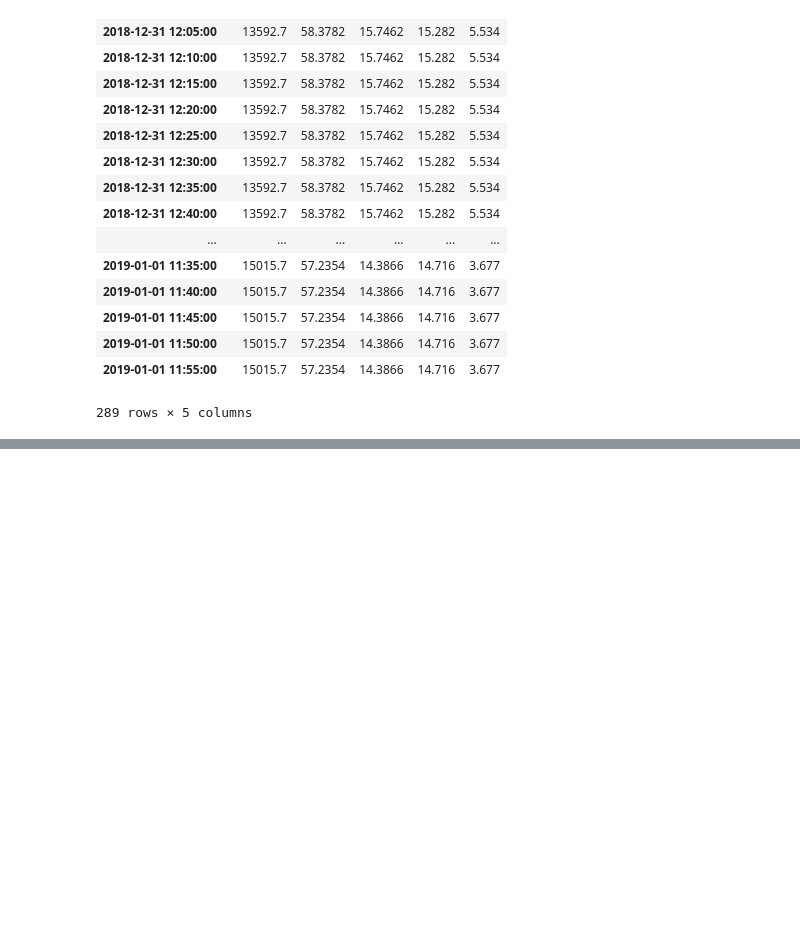
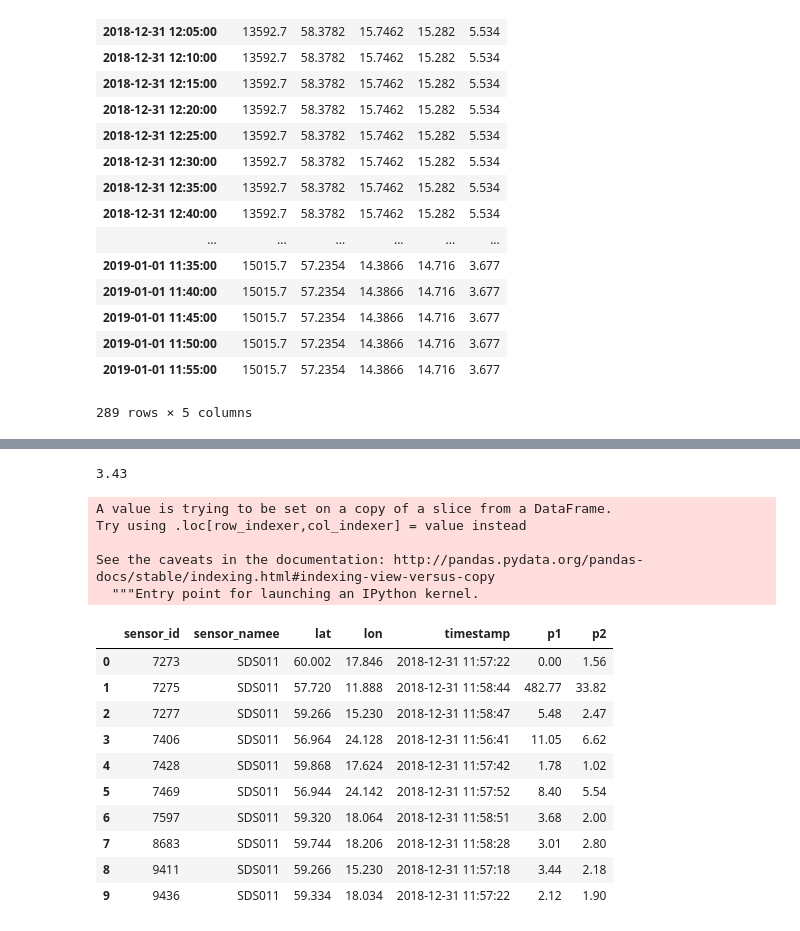
Before and after one commit to miskaknapek/dustmin_to_csv__various_code, a Jupyter notebook: make_tabular_csv_data_from_luftdaten_data___TRY_5__using__PD_RESAMPLE__MINIMAL_EDITION__RETRY_02.ipynb, the cells around one changed output, grey strips where cells are left out. Saved outputs shown, nothing was run; the diff lists cells and outputs as text; code cells hidden in the pictures; blank space fills up the shorter version.

```diff
--- a/make_tabular_csv_data_from_luftdaten_data___TRY_5__using__PD_RESAMPLE__MINIMAL_EDITION__RETRY_02.ipynb
+++ b/make_tabular_csv_data_from_luftdaten_data___TRY_5__using__PD_RESAMPLE__MINIMAL_EDITION__RETRY_02.ipynb
@@ -343,0 +438,2 @@ in_data__beginning_and_middle_and_end__RESAMPLED
+# %%
+in_data_slice = in_data[:10]
@@ -343,0 +454,26 @@ in_data__beginning_and_middle_and_end__RESAMPLED
+# %%
+in_data_slice.iloc[0]['p1']
+# %% [output]
+3.43
+# %%
+in_data_slice.iloc[:1]['p1'] = in_data_slice.iloc[:1]['p1'] * 0
+# %% [output]
+A value is trying to be set on a copy of a slice from a DataFrame.
+Try using .loc[row_indexer,col_indexer] = value instead
+
+See the caveats in the documentation: http://pandas.pydata.org/pandas-docs/stable/indexing.html#indexing-view-versus-copy
+  """Entry point for launching an IPython kernel.
+# %%
+in_data_slice
+# %% [output]
+|  | sensor_id | sensor_namee | lat | lon | timestamp | p1 | p2 |
+| 0 | 7273 | SDS011 | 60.002 | 17.846 | 2018-12-31 11:57:22 | 0.00 | 1.56 |
+| 1 | 7275 | SDS011 | 57.720 | 11.888 | 2018-12-31 11:58:44 | 482.77 | 33.82 |
+| 2 | 7277 | SDS011 | 59.266 | 15.230 | 2018-12-31 11:58:47 | 5.48 | 2.47 |
+| 3 | 7406 | SDS011 | 56.964 | 24.128 | 2018-12-31 11:56:41 | 11.05 | 6.62 |
+| 4 | 7428 | SDS011 | 59.868 | 17.624 | 2018-12-31 11:57:42 | 1.78 | 1.02 |
+| 5 | 7469 | SDS011 | 56.944 | 24.142 | 2018-12-31 11:57:52 | 8.40 | 5.54 |
+| 6 | 7597 | SDS011 | 59.320 | 18.064 | 2018-12-31 11:58:51 | 3.68 | 2.00 |
+| 7 | 8683 | SDS011 | 59.744 | 18.206 | 2018-12-31 11:58:28 | 3.01 | 2.80 |
+| 8 | 9411 | SDS011 | 59.266 | 15.230 | 2018-12-31 11:57:18 | 3.44 | 2.18 |
+| 9 | 9436 | SDS011 | 59.334 | 18.034 | 2018-12-31 11:57:22 | 2.12 | 1.90 |
```
Also changed, not shown: parts of 18 cells of this notebook, 1 other file.
